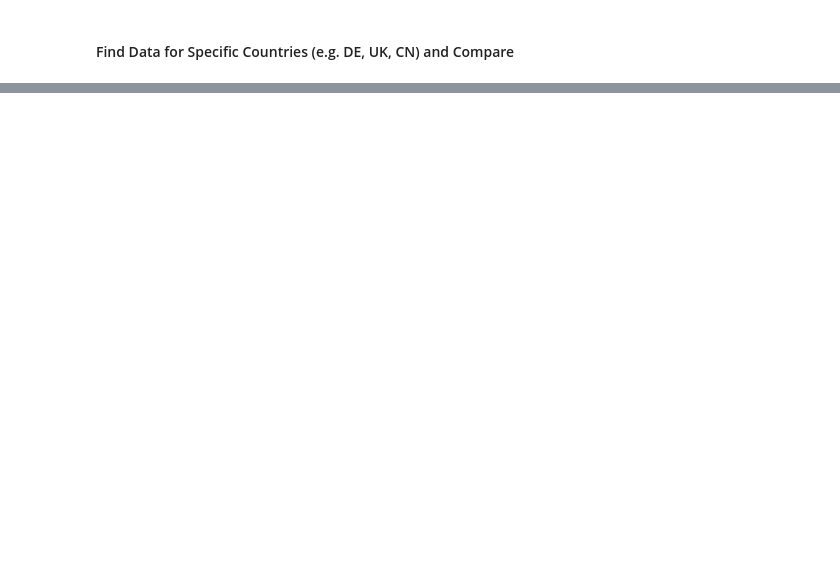
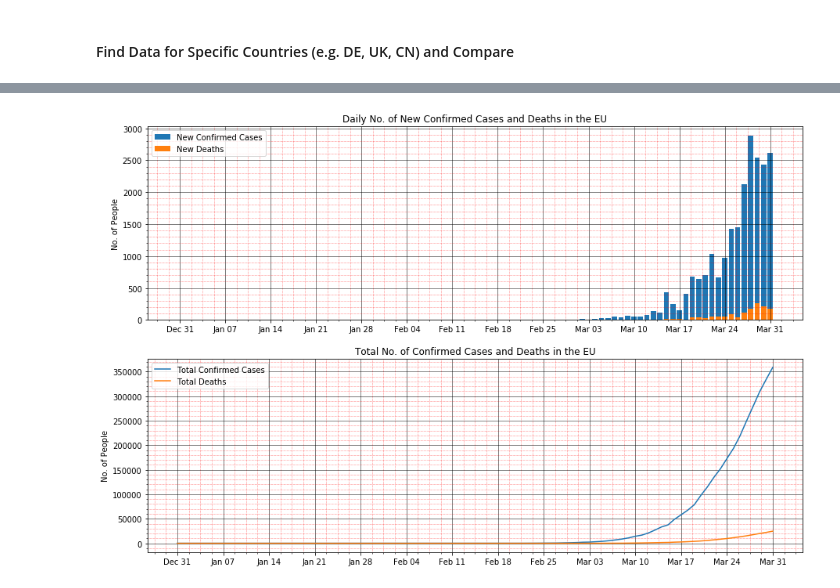
Before and after one commit to joshuagladwin/COVID-19, a Jupyter notebook: COVID-19.ipynb, the cells around one changed output, grey strips where cells are left out. Cells and saved outputs as stored; diff of their text form; code cells hidden in the pictures; blank space fills up the shorter version.

```diff
--- a/COVID-19.ipynb
+++ b/COVID-19.ipynb
@@ -526,0 +544,8 @@ plt.show()
+# %%
+eu_countries = ['Austria', 'Belgium', 'Bulgaria', 'Croatia', 'Cyprus',
+       'Czech_Republic', 'Denmark', 'Estonia', 'Finland', 'France',
+       'Germany', 'Greece', 'Hungary', 'Ireland', 'Italy', 'Latvia',
+       'Lithuania', 'Luxembourg', 'Malta', 'Netherlands', 'Poland',
+       'Portugal', 'Romania', 'Slovakia', 'Slovenia', 'Spain', 'Sweden']
+# %%
+df_eu = df[df['countriesAndTerritories'].isin(eu_countries)]
@@ -526,0 +569,2 @@ plt.show()
+# %%
+df_eu = df_eu.loc[:,('cases', 'deaths')]
@@ -526,0 +588,2 @@ plt.show()
+# %%
+df_eu_sum = df_eu.groupby('dateRep').sum().cumsum()
@@ -526,0 +607,56 @@ plt.show()
+# %%
+#plot data
+fig, axs = plt.subplots(2, 1, figsize=(15, 10))
+axs[0].bar(df_sub1.index, df_sub1['cases'])
+axs[0].bar(df_sub1.index, df_sub1['deaths'])
+
+#set ticks every week
+axs[0].xaxis.set_major_locator(mdates.WeekdayLocator())
+axs[0].xaxis.set_major_formatter(mdates.DateFormatter('%b %d'))
+
+#Gridlines
+axs[0].minorticks_on()
+axs[0].grid(which='major', linestyle='-', linewidth='0.5', color='black')
+axs[0].grid(which='minor', linestyle=':', linewidth='0.5', color='red')
+axs[0].set_ylabel('No. of People')
+
+
+#Titles
+axs[0].title.set_text("Daily No. of New Confirmed Cases and Deaths in the EU")
+
+#Legends
+axs[0].legend(['New Confirmed Cases', 'New Deaths'], loc=2)
+
+#Total Cases in EU
+
+#plot data
+axs[1].plot(df_eu_sum.index, df_eu_sum['cases'])
+axs[1].plot(df_eu_sum.index, df_eu_sum['deaths'])
+
+#set ticks every week
+axs[1].xaxis.set_major_locator(mdates.WeekdayLocator())
+axs[1].xaxis.set_major_formatter(mdates.DateFormatter('%b %d'))
+
+#Gridlines
+axs[1].minorticks_on()
+axs[1].grid(which='major', linestyle='-', linewidth='0.5', color='black')
+axs[1].grid(which='minor', linestyle=':', linewidth='0.5', color='red')
+axs[1].set_ylabel('No. of People')
+
+axs[1].minorticks_on()
+axs[1].grid(which='major', linestyle='-', linewidth='0.5', color='black')
+axs[1].grid(which='minor', linestyle=':', linewidth='0.5', color='red')
+axs[1].set_ylabel('No. of People')
+
+
+#Titles
+axs[1].title.set_text("Total No. of Confirmed Cases and Deaths in the EU")
+
+#Legends
+axs[1].legend(['Total Confirmed Cases', 'Total Deaths'], loc=2)
+
+plt.savefig('Images/'+str(today) + ' Daily & Total No. of Confirmed Cases and Deaths in the EU.png')
+
+plt.show()
+# %% [output]
+[figure, added]
```
Also changed, not shown: parts of 32 cells of this notebook, 26 other files.
